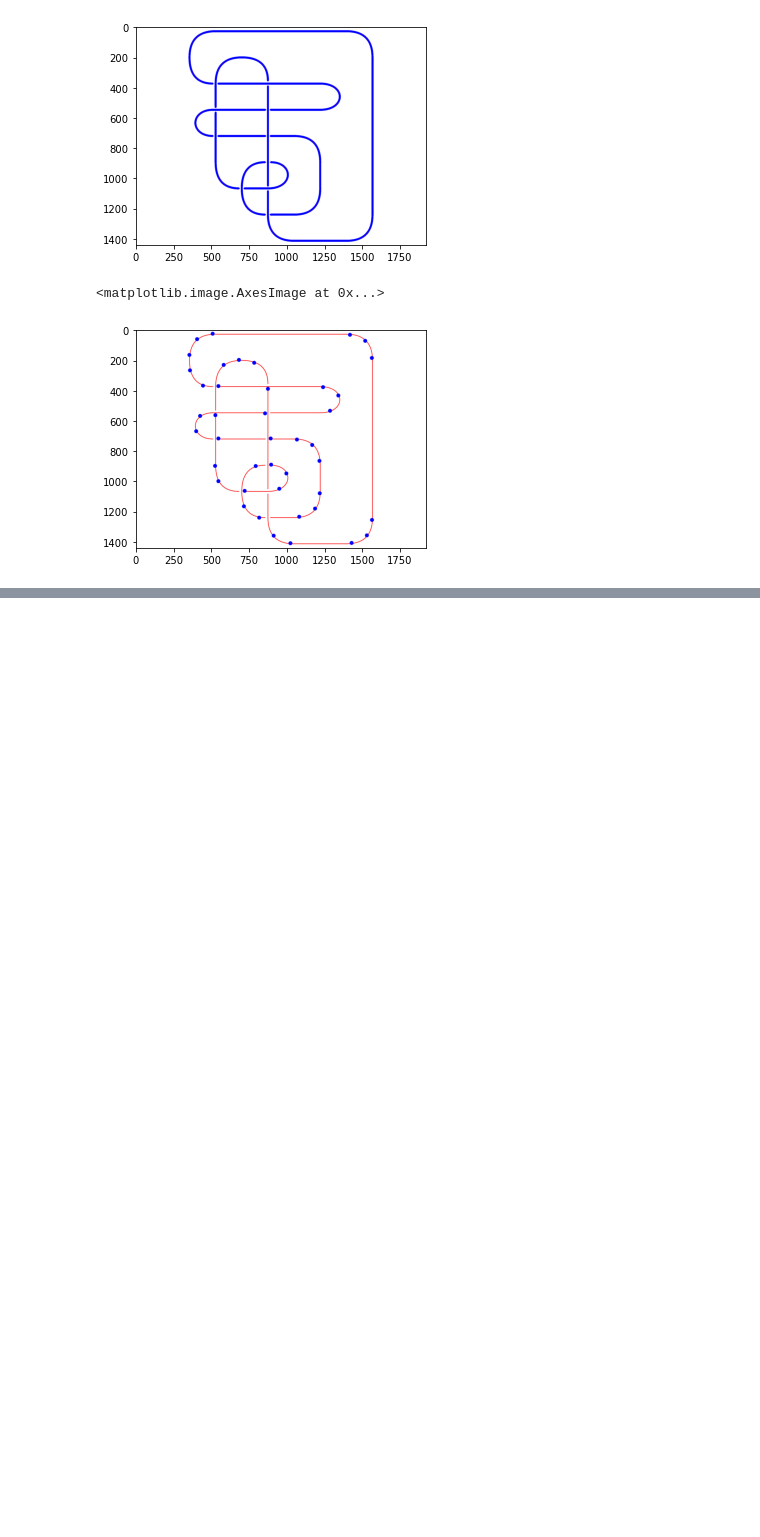
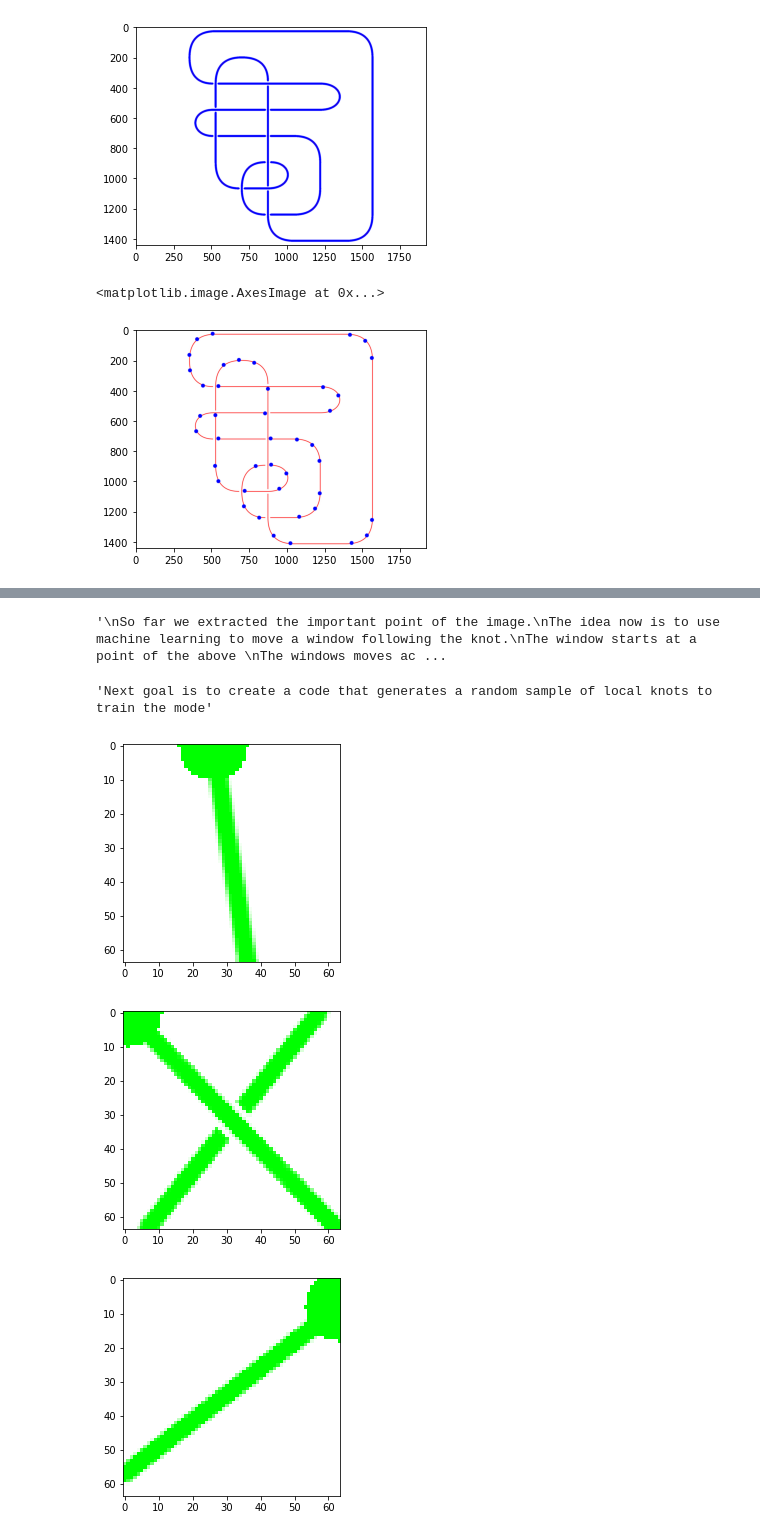
Before and after one commit to DanielBermudez00/Knot-Images-to-regina-code, a Jupyter notebook: scripts/Test-Funtions.ipynb, the cells around one changed output, grey strips where cells are left out. Cells and saved outputs as stored; diff of their text form; code cells hidden in the pictures; blank space fills up the shorter version.

Commit message:
Finshed the method to creating crossing pictures AND added a functionality tha creates a firectory and stores the synthetically generated images

```diff
--- a/scripts/Test-Funtions.ipynb
+++ b/scripts/Test-Funtions.ipynb
@@ -282,0 +102,27 @@ plt.imshow(img)
+# %%
+'''
+So far we extracted the important point of the image.
+The idea now is to use machine learning to move a window following the knot.
+The window starts at a point of the above
+The windows moves according to the ML model
+Is is checked whether one of the important points is there, if yes it adds it to a list and records its order
+otherwise continues in a while loop until it returns to the original point
+If not all points were recorded that means is a link and one should do the same for the other link components
+
+How does the window move:
+
+The ML has 8*3*2 possible values: (N, NW, NE, E, W, S, SW, SE, over-crossing* CadinalDirection* which strands are we, under-crossing*CardinalDirection*which strand are we)
+If the probability of crossing is low, then in moves acording to the probabilities obtained in the corresponding direction
+If the crossing probability is high it moves in the correct crossing direction and records the over or under crossing.
+
+ML architecture:
+The outputs are 8+8*2+8*2= 40.
+The inputs are images of pixels x pixels.
+
+'''
+# %% [output]
+'\nSo far we extracted the important point of the image.\nThe idea now is to use machine learning to move a window following the knot.\nThe window starts at a point of the above \nThe windows moves ac ...
+# %%
+'''Next goal is to create a code that generates a random sample of local knots to train the mode'''
+# %% [output]
+'Next goal is to create a code that generates a random sample of local knots to train the mode'
@@ -282,0 +231,37 @@ plt.imshow(img)
+# %%
+#-------------------------------
+# Small cell that generates 5 random corssing
+#-------------------------------
+
+N=3
+
+for i in range(N):
+    # Initialize a clean, gray background
+    img = np.full((WINDOW_SIZE[1], WINDOW_SIZE[0], 3), -1, dtype=np.uint8)
+
+
+    # 2. Randomize the crossing type (33% No, 33% Over, 33% Under)
+    cross_choice = random.random()
+    main_direction, other_direction = random.sample(range(1, 7), 2)
+
+    if cross_choice < 0.33:
+        # State: NONE
+        crossing_type = "None"
+        draw_Straight_Line(main_direction)
+
+    elif cross_choice >= 0.33 and cross_choice < 0.66:
+        # State: OVER-CROSSING
+        crossing_type = "Over"
+        draw_over_crossing(main_direction, other_direction)
+
+    else:
+        # State: UNDER-CROSSING
+        crossing_type = "Under"
+        draw_under_crossing(main_direction, other_direction)
+
+    plt.imshow(img)
+    plt.show()
+# %% [output]
+[figure, added]
+[figure, added]
+[figure, added]
```
Also changed, not shown: parts of 9 cells of this notebook.
